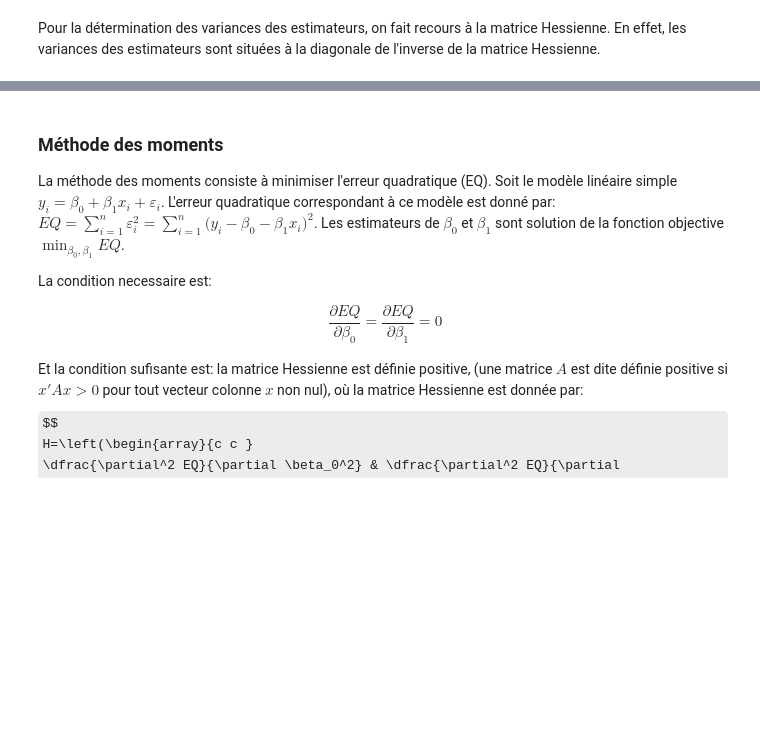
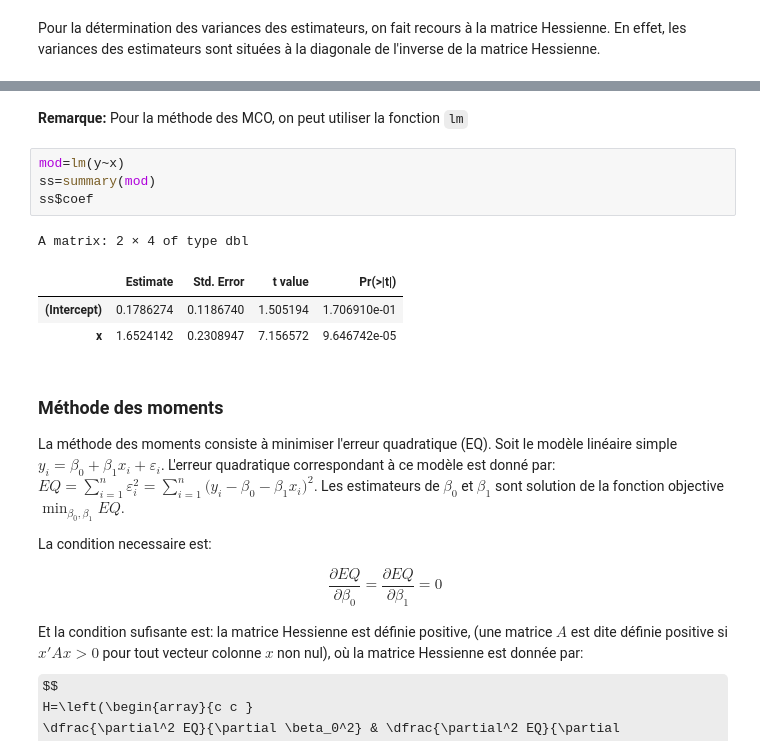
Before and after one commit to Hamrita/Statistique-Math-matique, a Jupyter notebook: EstimationPonctuelle.ipynb, the cells around one changed output, grey strips where cells are left out. Cells and saved outputs as stored; diff of their text form; some formulas as TeX source; blank space fills up the shorter version.

```diff
--- a/EstimationPonctuelle.ipynb
+++ b/EstimationPonctuelle.ipynb
@@ -187,3 +187,14 @@ diag(vv)
+# %% [markdown]
+__Remarque:__ Pour la méthode des MCO, on peut utiliser la fonction `lm`
+# %%
+mod=lm(y~x)
+ss=summary(mod)
+ss$coef
+# %% [output]
+A matrix: 2 × 4 of type dbl
+|  | Estimate | Std. Error | t value | Pr(>|t|) |
+| (Intercept) | 0.1786274 | 0.1186740 | 1.505194 | 1.706910e-01 |
+| x | 1.6524142 | 0.2308947 | 7.156572 | 9.646742e-05 |
 # %% [markdown]
 ### Méthode des moments
 
```
Also changed, not shown: parts of 2 cells of this notebook.
